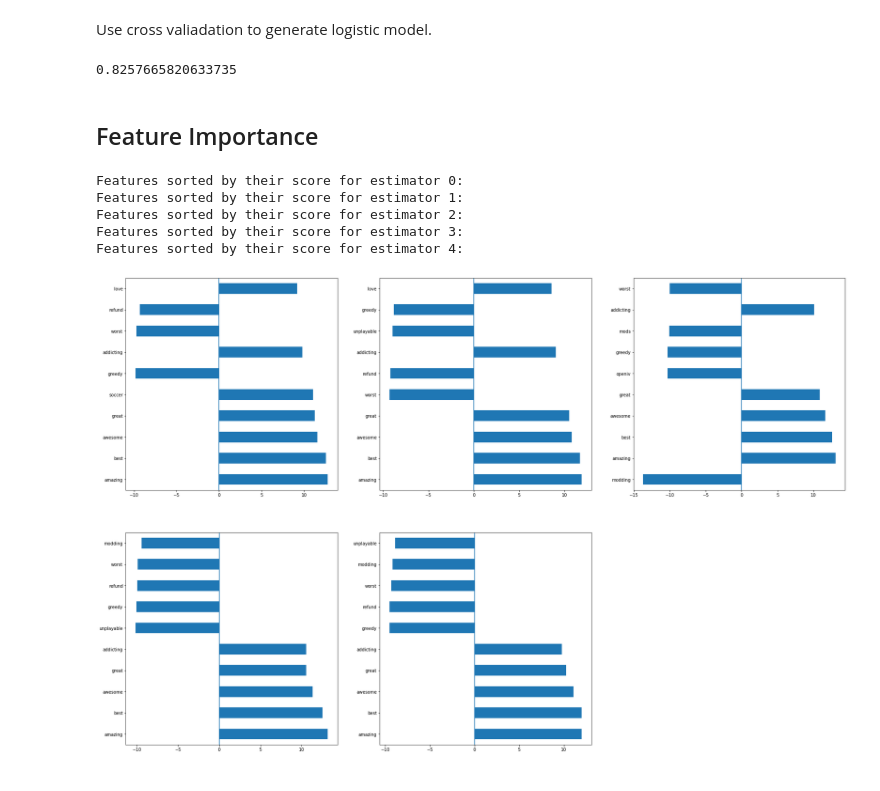
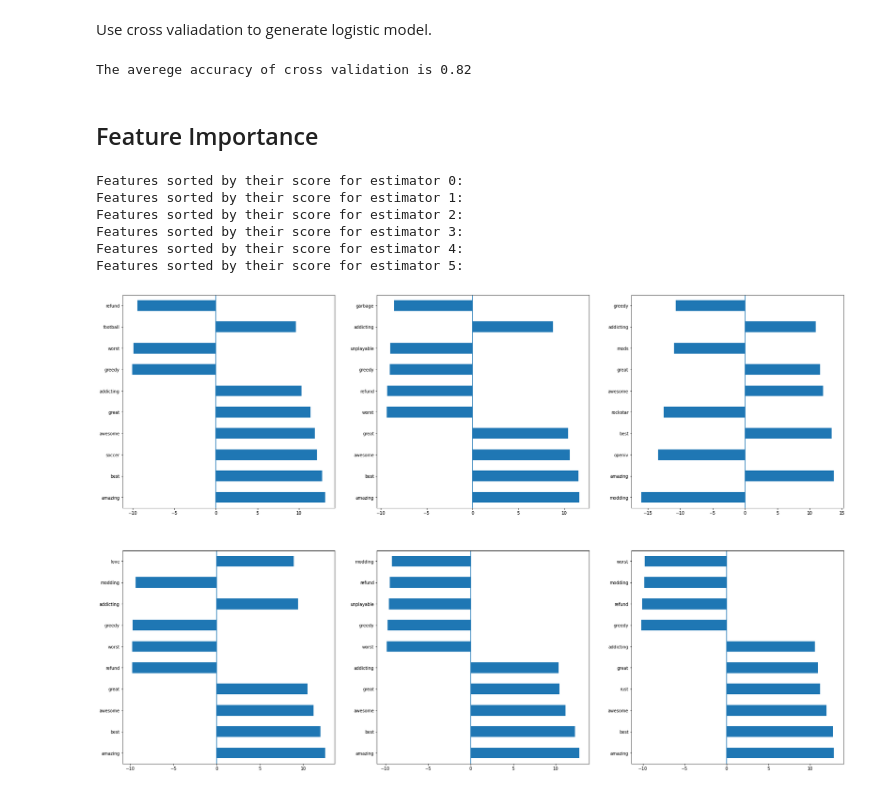
Before and after one commit to lm2546/Game-Review-Classification, a Jupyter notebook: Model/logistic.ipynb, the cells around one changed output. Saved outputs shown, nothing was run; the diff lists cells and outputs as text; code cells hidden in the pictures.

```diff
--- a/Model/logistic.ipynb
+++ b/Model/logistic.ipynb
@@ -45,7 +40,7 @@ Convert tfidvectorizer result to pandas data frame.
 # %%
 Train_DTM_DF_reco=pd.DataFrame(Train_DTM_reco.toarray(),columns=Tfidf_reco.get_feature_names())
 Test_DTM_DF_reco=pd.DataFrame(Test_DTM_reco.toarray(),columns=Tfidf_reco.get_feature_names())
-DTM_reco=reco=pd.DataFrame(DTM_reco.toarray(),columns=Tfidf_reco.get_feature_names())
+DTM_DF_reco=pd.DataFrame(DTM_reco.toarray(),columns=Tfidf_reco.get_feature_names())
 # %% [markdown]
 ## Recommendation Model
 # %% [markdown]
@@ -80,32 +76,32 @@ The confusion matrix is:
 # %% [markdown]
 Use cross valiadation to generate logistic model.
 # %%
-from sklearn.model_selection import cross_validate
-cv_reco=cross_validate(LogisticRegression(random_state=5), DTM_reco, Clean_DF['recommendation'], cv=5, scoring = 'accuracy', return_estimator =True)
+cv_reco=cross_validate(LogisticRegression(random_state=5), DTM_DF_reco, Clean_DF['recommendation'], cv=6, scoring = 'accuracy', return_estimator =True)
-# %%
-cv_reco['test_score'].mean()
-# %% [output]
-0.8257665820633735
+# %%
+print("The averege accuracy of cross validation is %.2f" % cv_reco['test_score'].mean())
+# %% [output]
+The averege accuracy of cross validation is 0.82
 # %% [markdown]
 ## Feature Importance
 # %%
 fig=plt.figure(figsize=(30,20))
 for idx,estimator in enumerate(cv_reco['estimator']):
     print("Features sorted by their score for estimator {}:".format(idx))
     feature_importances = pd.DataFrame(estimator.coef_.T,
-                                       index = DTM_reco.columns,
+                                       index = DTM_DF_reco.columns,
                                         columns=['importance']).sort_values('importance', ascending=False)
     feature_importances=feature_importances['importance']*np.var(feature_importances['importance'])
     feature_importances=feature_importances.sort_values(key=abs,ascending=False)
     feature_importances=feature_importances.head(10)
     plt.subplot(231+idx)
     feature_importances.plot.barh()
     plt.axis("on")
     plt.axvline(0, linestyle='-')
 # %% [output]
 Features sorted by their score for estimator 0:
 Features sorted by their score for estimator 1:
 Features sorted by their score for estimator 2:
 Features sorted by their score for estimator 3:
 Features sorted by their score for estimator 4:
+Features sorted by their score for estimator 5:
-[figure, old version]
+[figure, new version]
```
Also changed, not shown: parts of 12 cells of this notebook, 8 other files.
